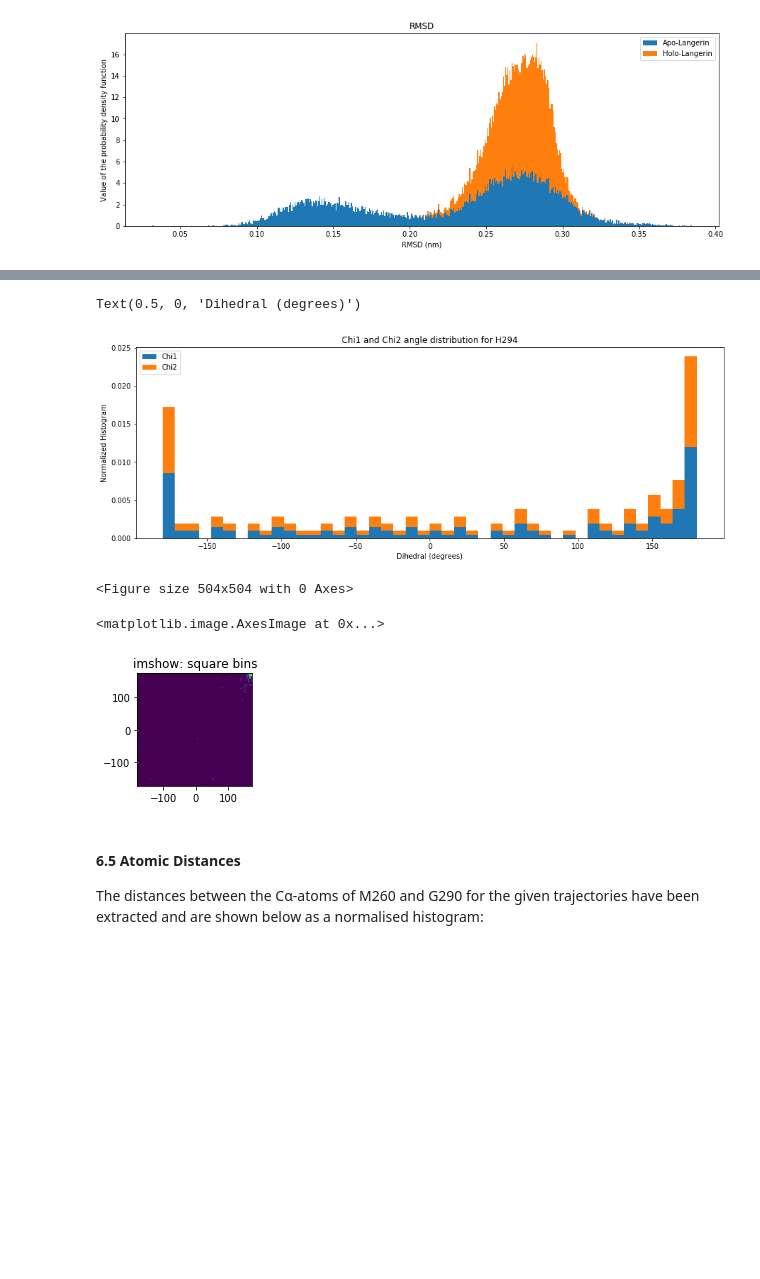
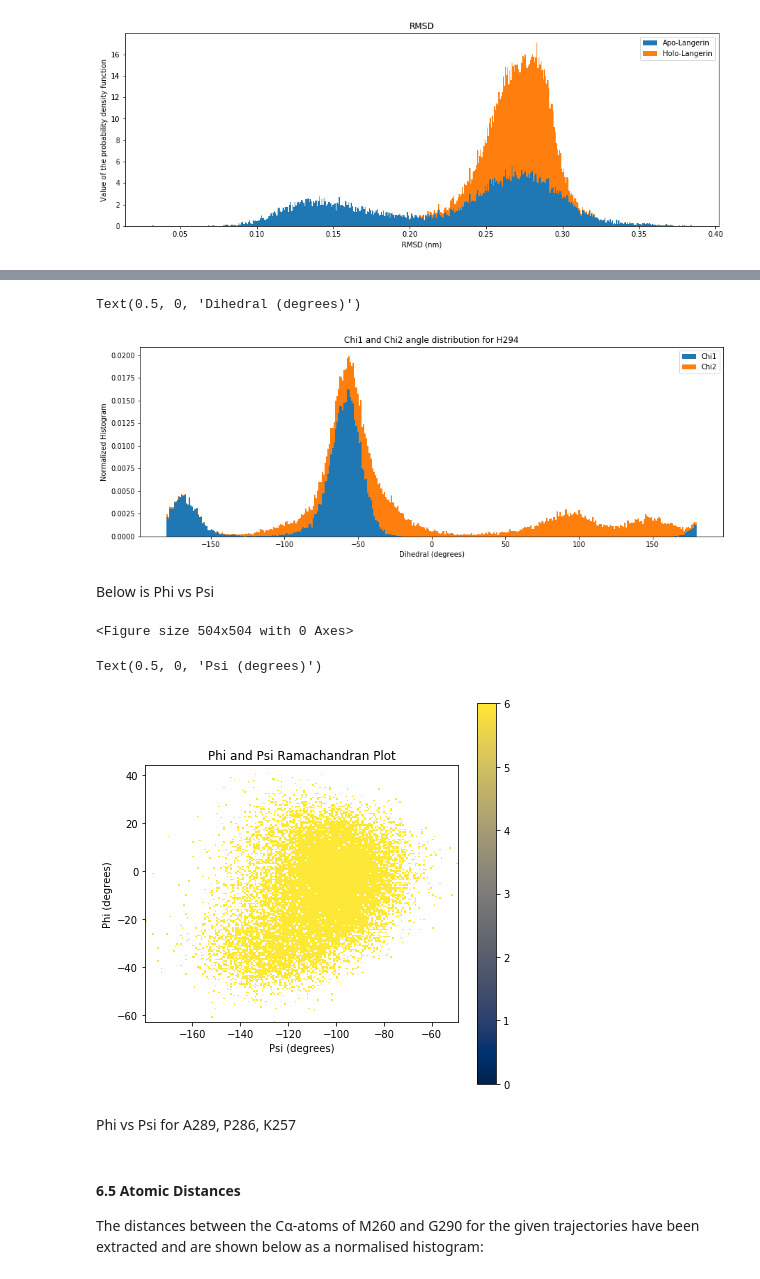
Before and after one commit to laifi/molecular-dynamics, a Jupyter notebook: e05/Exercise 5.ipynb, the cells around one changed output, grey strips where cells are left out. Cells and saved outputs as stored; diff of their text form; code cells hidden in the pictures; blank space fills up the shorter version.

```diff
--- a/e05/Exercise 5.ipynb
+++ b/e05/Exercise 5.ipynb
@@ -97,43 +107,43 @@ df.shape
 # %%
-# bins = np.linspace(-180, 180, 45)
-# # hist_chi1, bins_chi1 = np.histogram((chi1 - 1) * 180, density = True, bins=bins)
-# fig = plt.figure(figsize=(15, 5))
-# plt.hist([gro2deg(chi1), gro2deg(chi2)],
-#          density = True,
-#          bins = bins,
-#          histtype = 'barstacked')
-# plt.title('Chi1 and Chi2 angle distribution for H294')
-# plt.legend(['Chi1', 'Chi2'])
-# plt.ylabel('Normalized Histogram')
-# plt.xlabel('Dihedral (degrees)')
+fig = plt.figure(figsize=(15, 5))
+plt.hist([df['chi1'], df['chi2']],
+         density = True,
+         bins = bins,
+         histtype = 'barstacked')
+plt.title('Chi1 and Chi2 angle distribution for H294')
+plt.legend(['Chi1', 'Chi2'])
+plt.ylabel('Normalized Histogram')
+plt.xlabel('Dihedral (degrees)')
 # %% [output]
 Text(0.5, 0, 'Dihedral (degrees)')
-[figure, old version]
+[figure, new version]
+# %% [markdown]
+Below is Phi vs Psi
 # %%
-# fig = plt.figure(figsize=(7, 7))
-# h, x, y = np.histogram2d(gro2deg(phi), gro2deg(psi), bins=90, density=True)
-# hh = -np.log(h)
-# # plt.hist2d(gro2deg(phi), gro2deg(psi),
-# #            bins=(90, 90),
-# #            range=((-180, 180), (-180, 180)),
-# #            density=True, norm=LogNorm(),
-# #            cmin=0,
-# #            cmax=6)
-# # plt.title('Ramachandran Plot - Phi versus Psi')
-# # plt.ylabel('Phi (degrees)')
-# # plt.xlabel('Psi (degrees)')
+fig = plt.figure(figsize=(7, 7))
+h, x, y = np.histogram2d(df['phi'], df['psi'], bins=180, density=True)
+hh = -np.log(h)
 # %% [output]
 <Figure size 504x504 with 0 Axes>
 # %%
-# fig = plt.figure(figsize=(7, 7))
-# ax = fig.add_subplot(131, title='imshow: square bins')
-# plt.imshow(h,
-#            interpolation='nearest',
-#            origin='low',
-#            extent=[x[0], x[-1], y[0], y[-1]])
+fig = plt.figure(figsize=(7, 7))
+plt.imshow(hh,
+           cmap='cividis',
+           interpolation='nearest',
+           origin='low',
+           extent=[x[0], x[-1], y[0], y[-1]],
+           vmax=6,
+           vmin=0)
+plt.colorbar()
+
+plt.title('Phi and Psi Ramachandran Plot')
+plt.ylabel('Phi (degrees)')
+plt.xlabel('Psi (degrees)')
 # %% [output]
-<matplotlib.image.AxesImage at 0x...>
+Text(0.5, 0, 'Psi (degrees)')
-[figure, old version]
+[figure, new version]
+# %% [markdown]
+Phi vs Psi for A289, P286, K257
 # %% [markdown]
 #### 6.5 Atomic Distances
 
```
Also changed, not shown: parts of 4 cells of this notebook.
